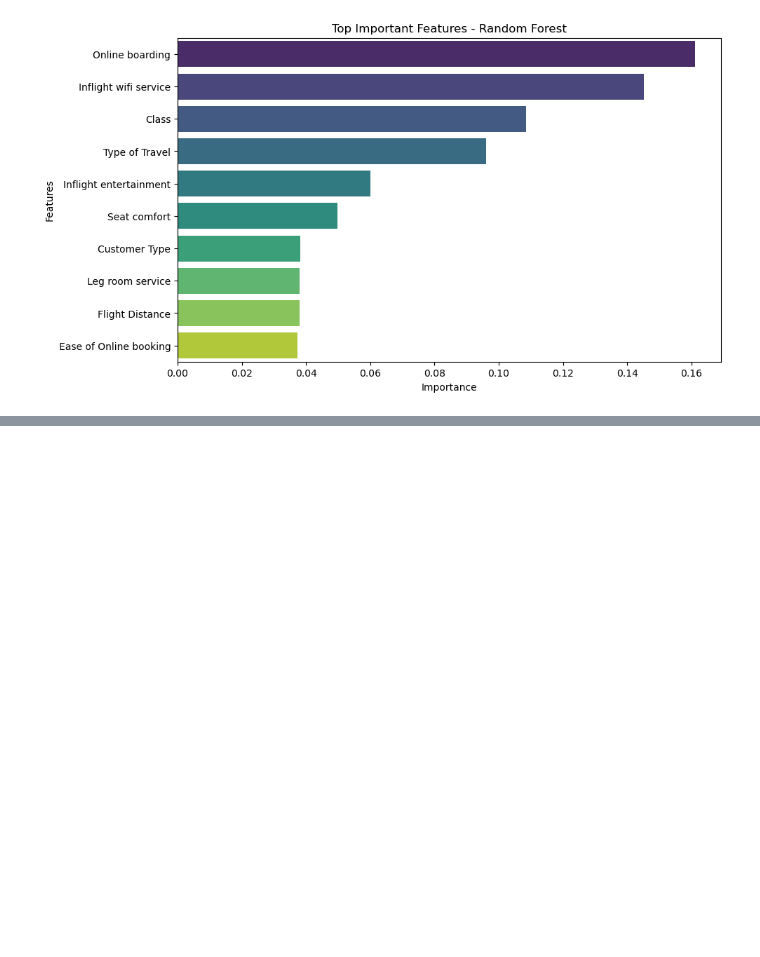
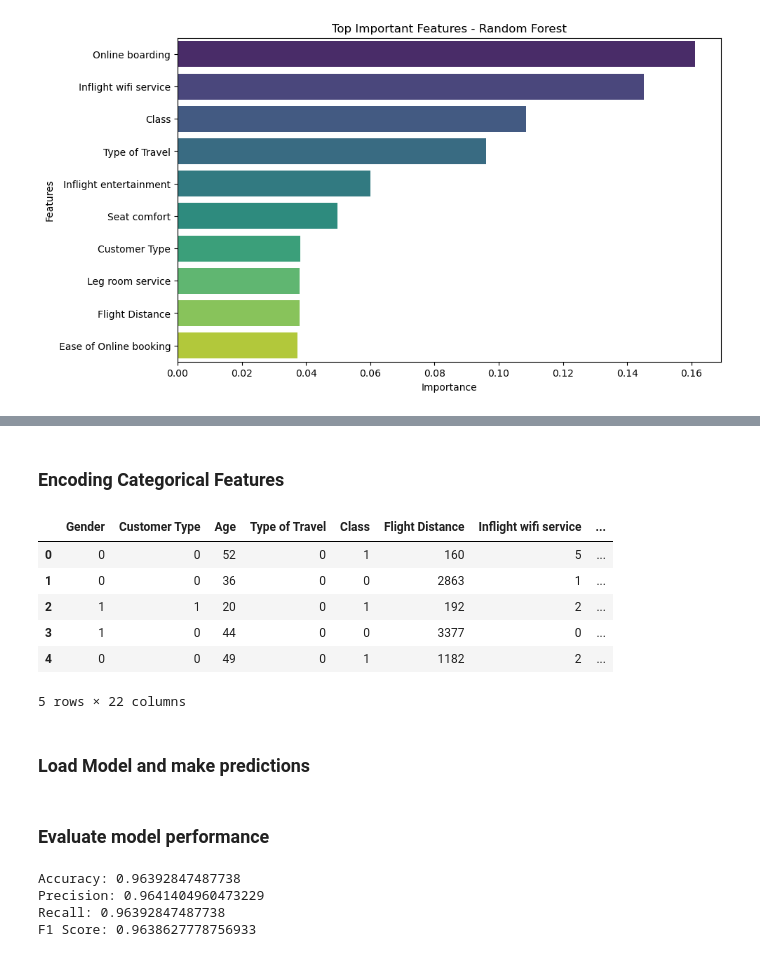
Before and after one commit to Daniel-Muruthi/airline-passenger-satisfaction, a Jupyter notebook: index.ipynb, the cells around one changed output, grey strips where cells are left out. Cells and saved outputs as stored; diff of their text form; code cells hidden in the pictures; blank space fills up the shorter version.

```diff
--- a/index.ipynb
+++ b/index.ipynb
@@ -520,0 +671,23 @@ plt.show();
+# %% [markdown]
+### Encoding Categorical Features
+# %%
+# le transformer i.e, label encoder was already instanciated when training
+
+df_test["satisfaction"] = le.fit_transform(df_test["satisfaction"])
+# %%
+# Encoding all other categorical features
+
+df_test["Gender"] = le.fit_transform(df_test["Gender"])
+df_test["Customer Type"] = le.fit_transform(df_test["Customer Type"])
+df_test["Type of Travel"] = le.fit_transform(df_test["Type of Travel"])
+df_test["Class"] = le.fit_transform(df_test["Class"])
+# %%
+df_test.head()
+# %% [output]
+|  | Gender | Customer Type | Age | Type of Travel | Class | Flight Distance | Inflight wifi service | ... |
+| 0 | 0 | 0 | 52 | 0 | 1 | 160 | 5 | ... |
+| 1 | 0 | 0 | 36 | 0 | 0 | 2863 | 1 | ... |
+| 2 | 1 | 1 | 20 | 0 | 1 | 192 | 2 | ... |
+| 3 | 1 | 0 | 44 | 0 | 0 | 3377 | 0 | ... |
+| 4 | 0 | 0 | 49 | 0 | 1 | 1182 | 2 | ... |
+5 rows × 22 columns
@@ -520,0 +708,2 @@ plt.show();
+# %% [markdown]
+### Load Model and make predictions
@@ -520,0 +718,13 @@ plt.show();
+# %% [markdown]
+### Evaluate model performance
+# %%
+# Classification metrics
+print("Accuracy:", accuracy_score(y_test_test, y_test_pred))
+print("Precision:", precision_score(y_test_test, y_test_pred, average='weighted'))
+print("Recall:", recall_score(y_test_test, y_test_pred, average='weighted'))
+print("F1 Score:", f1_score(y_test_test, y_test_pred, average='weighted'))
+# %% [output]
+Accuracy: 0.96392847487738
+Precision: 0.9641404960473229
+Recall: 0.96392847487738
+F1 Score: 0.9638627778756933
```
Also changed, not shown: parts of 19 cells of this notebook, 2 other files.
